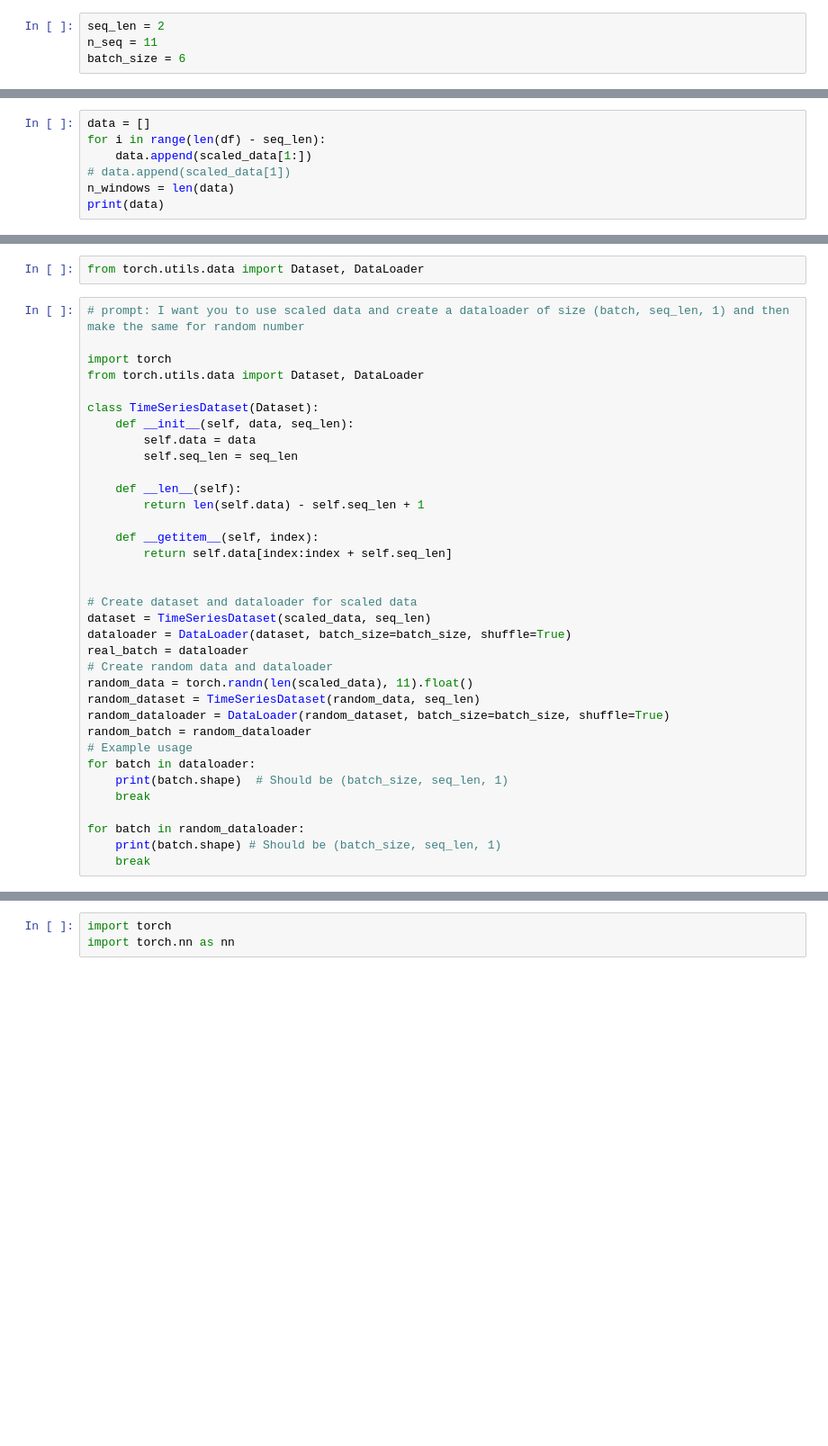
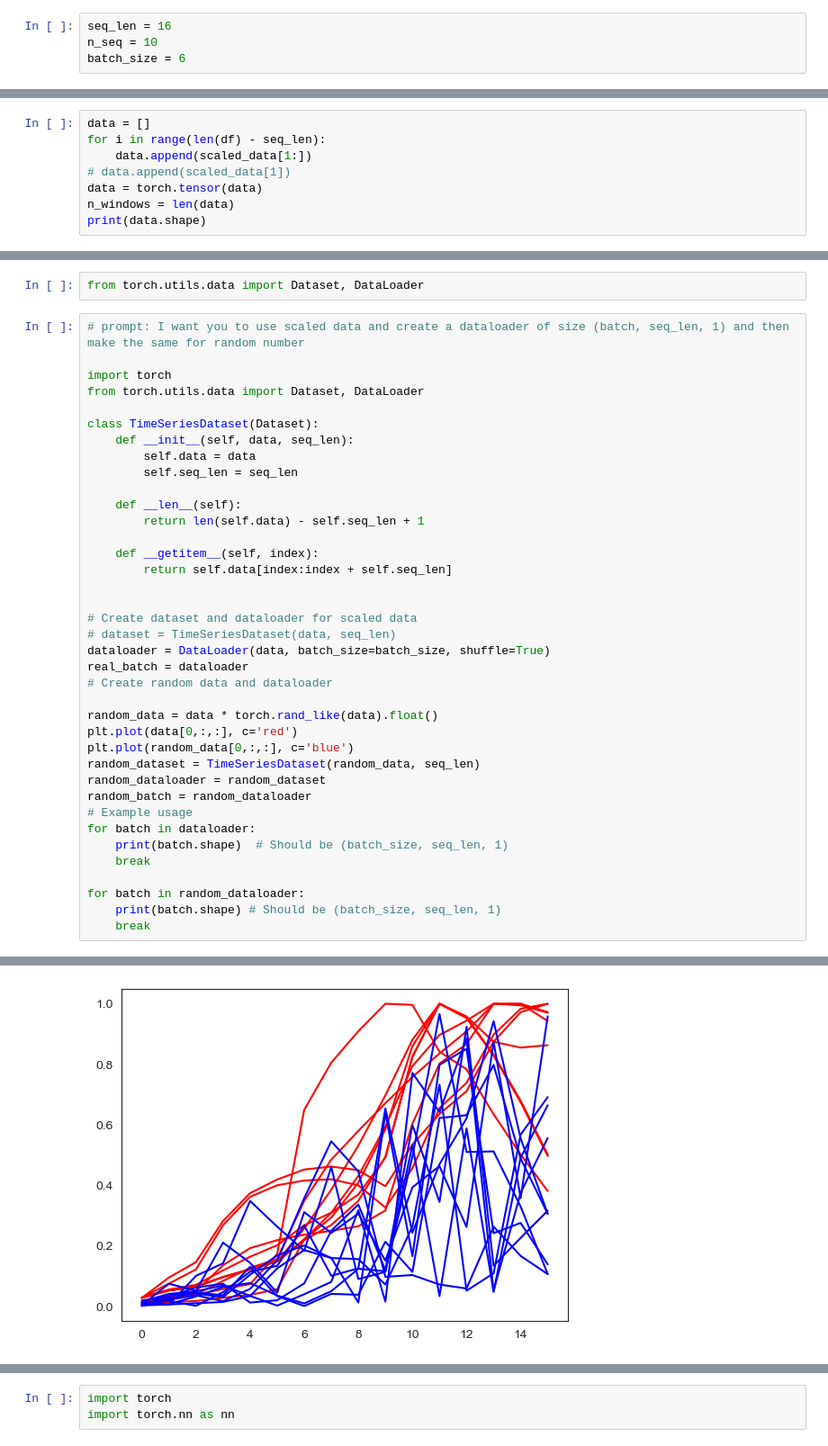
Before and after one commit to VasileiosKottas/AstroInformatics, a Jupyter notebook: GANS/time_gan (1).ipynb, the cells around one changed output, grey strips where cells are left out. Shown: that part at 90% size. Drawn from its saved outputs; the diff is of its cells as text; blank space fills up the shorter version.

```diff
--- a/GANS/time_gan (1).ipynb
+++ b/GANS/time_gan (1).ipynb
@@ -29,8 +29,8 @@ if not log_dir.exists():
 # %%
 hdf_store = results_path / 'TimeSeriesGAN.h5'
 # %%
-seq_len = 2
-n_seq = 11
+seq_len = 16
+n_seq = 10
 batch_size = 6
 # %%
 import numpy as np
@@ -86,6 +97,7 @@ data = []
 for i in range(len(df) - seq_len):
     data.append(scaled_data[1:])
 # data.append(scaled_data[1])
+data = torch.tensor(data)
 n_windows = len(data)
-print(data)
+print(data.shape)
 # %% [output]
@@ -129,13 +125,16 @@ class TimeSeriesDataset(Dataset):
 
 
 # Create dataset and dataloader for scaled data
-dataset = TimeSeriesDataset(scaled_data, seq_len)
-dataloader = DataLoader(dataset, batch_size=batch_size, shuffle=True)
+# dataset = TimeSeriesDataset(data, seq_len)
+dataloader = DataLoader(data, batch_size=batch_size, shuffle=True)
 real_batch = dataloader
 # Create random data and dataloader
-random_data = torch.randn(len(scaled_data), 11).float()
+
+random_data = data * torch.rand_like(data).float()
+plt.plot(data[0,:,:], c='red')
+plt.plot(random_data[0,:,:], c='blue')
 random_dataset = TimeSeriesDataset(random_data, seq_len)
-random_dataloader = DataLoader(random_dataset, batch_size=batch_size, shuffle=True)
+random_dataloader = random_dataset
 random_batch = random_dataloader
 # Example usage
 for batch in dataloader:
@@ -151 +150,2 @@ torch.Size([6, 2, 11])
+[figure, added]
 # %%
```
Also changed, not shown: parts of 14 cells of this notebook, 11 other files.
